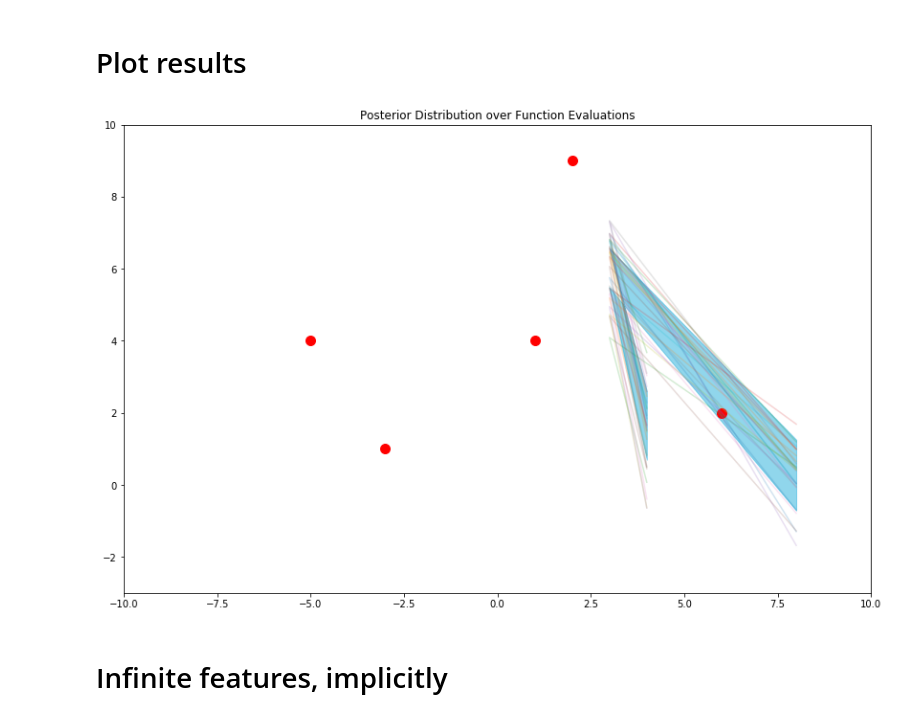
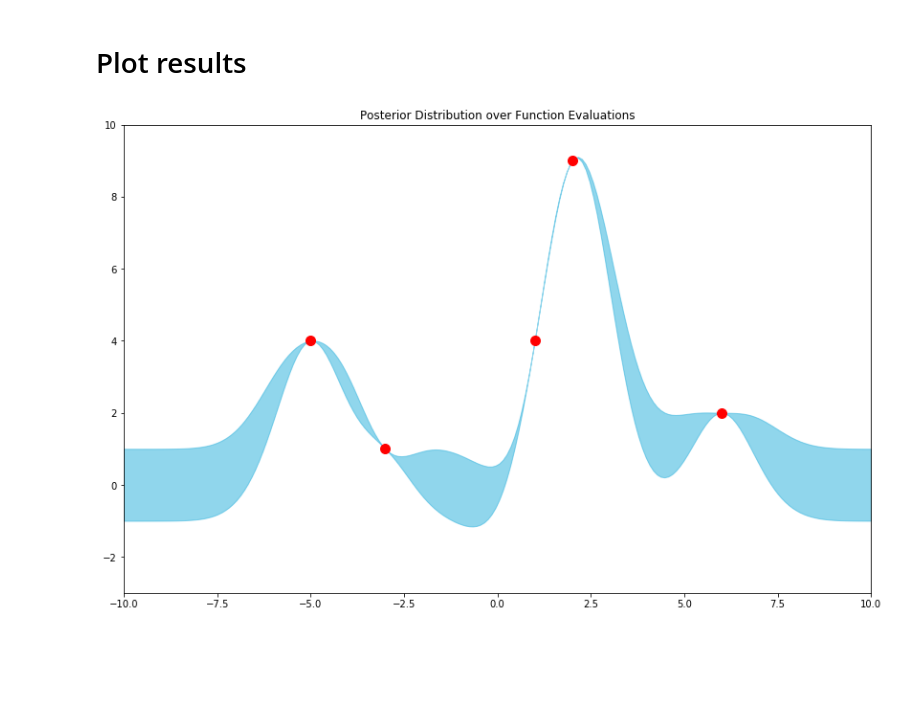
Before and after one commit to cavaunpeu/gaussian-processes, a Jupyter notebook: gaussian-processes-part-2.ipynb, the cells around one changed output. Cells and saved outputs as stored; diff of their text form; code cells hidden in the pictures; blank space fills up the shorter version.

Commit message:
add working plots of GP posterior

```diff
--- a/gaussian-processes-part-2.ipynb
+++ b/gaussian-processes-part-2.ipynb
@@ -314,7 +314,7 @@ Finally, let's define a Python function for the parameters of our posterior over
 # %%
 X_train = np.array([-3, -5, 6, 2, 1])  # 5 inputs
 y_train = np.array([1, 4, 2, 9, 4])  # 5 corresponding outputs, which we'll use below
-X_test = np.array([8, 3, 4])  # vector of test inputs
+X_test = np.linspace(-10, 10, 200)  # vector of test inputs
 
 
 def rbf_kernel(x, y):
@@ -339,29 +339,27 @@ cov_y_test_post = k(X_test, X_test) - A @ k(X_train, X_test)
 # %%
 def plot_gp_posterior(mu_y_post, cov_y_post, x_train, y_train, x_test, n_samples=0, ylim=(-3, 10)):
     plt.figure(figsize=(14, 9))
     plt.ylim(*ylim)
     plt.xlim(-10, 10)
     plt.title('Posterior Distribution over Function Evaluations')
 
     # Extract the variances, i.e. the diagonal, of our covariance matrix
     var_y_post = np.diag(cov_y_post)
 
     # Plot the error bars.
     # To do this, we fill the space between `(mu_y_post - var_y_post, mu_y_post + var_y_post)` for each `x`
     plt.fill_between(x_test, mu_y_post - var_y_post, mu_y_post + var_y_post, color='#23AEDB', alpha=.5)
 
     # Scatter-plot our original 6 `(x, y)` tuples
     plt.plot(x_train, y_train, 'ro', markersize=10)
 
     # Optionally plot actual samples (function evaluations) from this posterior
     if n_samples > 0:
         for _ in range(n_samples):
             y_pred = np.random.multivariate_normal(mu_y_post, cov_y_post)
             plt.plot(x_test, y_pred, alpha=.2)
 
 
-plot_gp_posterior(mu_y_test_post, cov_y_test_post, X_train, y_train, X_test, n_samples=25)
+plot_gp_posterior(mu_y_test_post, cov_y_test_post, X_train, y_train, X_test, n_samples=0)
 # %% [output]
-[figure, old version]
+[figure, new version]
-# %% [markdown]
-# Infinite features, implicitly
```
Also changed, not shown: parts of 15 cells of this notebook, 1 other file.
